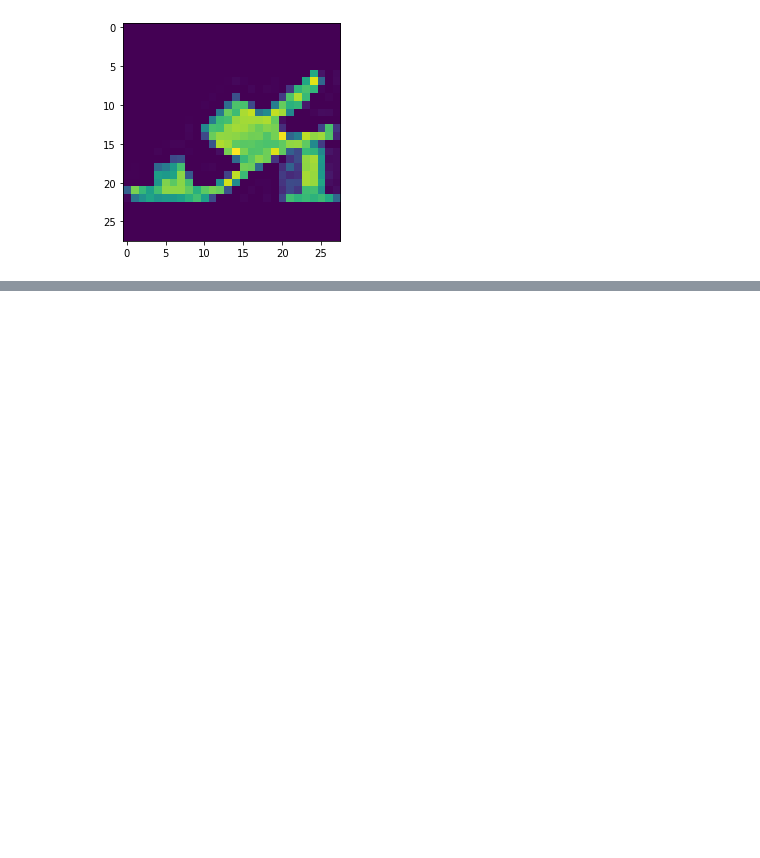
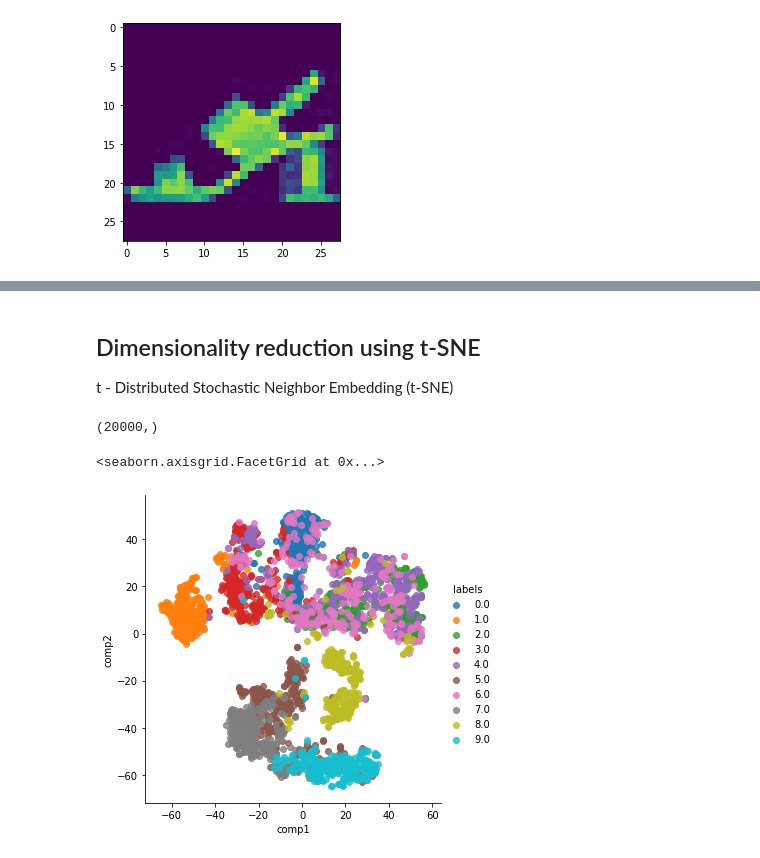
Before and after one commit to Shaked-g/Fashion-MNIST-Project, a Jupyter notebook: Fashion MNIST Project.ipynb, the cells around one changed output, grey strips where cells are left out. Drawn from its saved outputs; the diff is of its cells as text; code cells hidden in the pictures; blank space fills up the shorter version.

```diff
--- a/Fashion MNIST Project.ipynb
+++ b/Fashion MNIST Project.ipynb
@@ -71,0 +96,19 @@ print('Explained variation per principal component: {}'.format(pca.explained_var
+# %%
+plt.style.use('default')
+
+fig, axarr = plt.subplots(1, 2, figsize=(12, 4))
+
+sns.heatmap(pca.components_[0, :].reshape(28, 28), ax=axarr[0], cmap='gray_r')
+sns.heatmap(pca.components_[1, :].reshape(28, 28), ax=axarr[1], cmap='gray_r')
+axarr[0].set_title(
+    "{0:.2f}% Explained Variance".format(pca.explained_variance_ratio_[0]*100),
+    fontsize=12
+)
+axarr[1].set_title(
+    "{0:.2f}% Explained Variance".format(pca.explained_variance_ratio_[1]*100),
+    fontsize=12
+)
+axarr[0].set_aspect('equal')
+axarr[1].set_aspect('equal')
+
+plt.suptitle('2-Component PCA')
@@ -71,0 +124,27 @@ print('Explained variation per principal component: {}'.format(pca.explained_var
+# %% [markdown]
+## Dimensionality reduction using t-SNE
+t - Distributed Stochastic Neighbor Embedding (t-SNE)
+# %%
+from sklearn.manifold import TSNE
+# we will only sample the first 20,000 so as to not burden the computer
+x_subset = x_train[0:20000]
+y_subset = y_train[0:20000]
+# or to use x_train[:n_tsne2]
+y_subset.shape
+# %% [output]
+(20000,)
+# %%
+# t-sne alone
+n_tsne2 = 3000
+
+tsne = TSNE(n_components=2,n_iter=1000)
+tsne_alone = tsne.fit_transform(x_train[:n_tsne2])
+
+#Create a data frame
+Xdf = pd.DataFrame(tsne_alone)
+Xdf.columns = ['comp1','comp2']
+Xdf['labels'] = y_train[:n_tsne2]
+sns.lmplot('comp1','comp2',hue='labels',data=Xdf,fit_reg=False)
+# %% [output]
+<seaborn.axisgrid.FacetGrid at 0x...>
+[figure, added]
```
Also changed, not shown: parts of 22 cells of this notebook.
